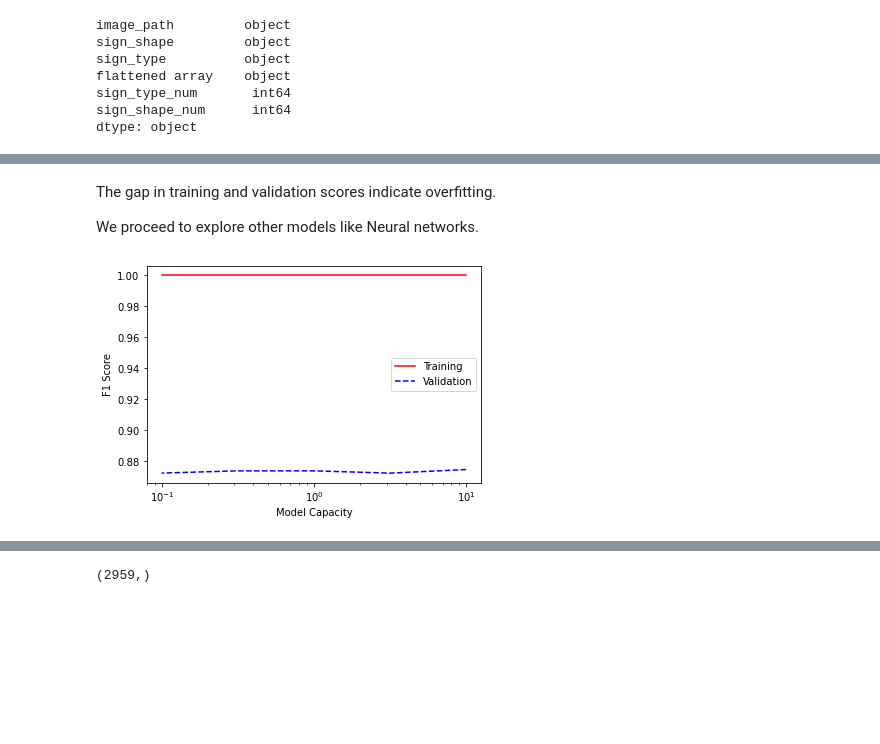
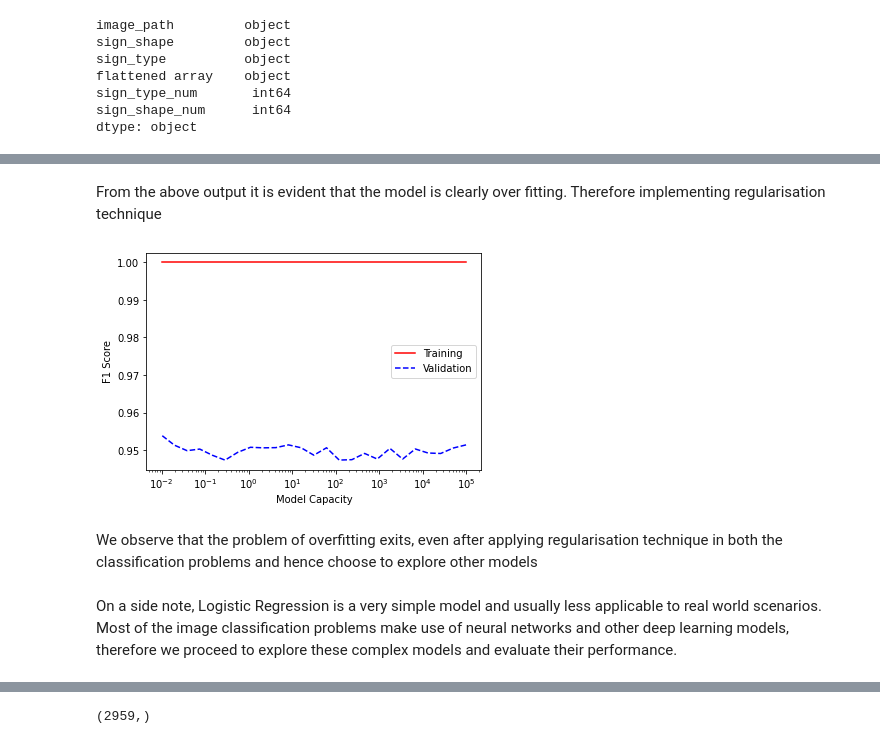
Before and after one commit to Sup-Yam/cmlassignment2, a Jupyter notebook: Assignment2_S3860925_S3825856.ipynb, the cells around one changed output, grey strips where cells are left out. Drawn from its saved outputs; the diff is of its cells as text; code cells hidden in the pictures; blank space fills up the shorter version.

Commit message:
Add files via upload
Updated baseline and incremental models

```diff
--- a/Assignment2_S3860925_S3825856.ipynb
+++ b/Assignment2_S3860925_S3825856.ipynb
@@ -199,6 +209,6 @@ data['sign_type_num'] = data['sign_type'].map(d, na_action='ignore')
 # %%
-d = {'diamond':0, 'hex':1, 'square':2, 'triangle':3, 'round':4}
-data['sign_shape_num'] = data['sign_shape'].map(d, na_action='ignore')
+d2 = {'diamond':0, 'hex':1, 'square':2, 'triangle':3, 'round':4}
+data['sign_shape_num'] = data['sign_shape'].map(d2, na_action='ignore')
 # %%
 data.dtypes
 # %% [output]
@@ -326,32 +383,34 @@ Validation F1 score -  0.9414091786929182
-# %% [markdown]
-The gap in training and validation scores indicate overfitting.
-
-We proceed to explore other models like Neural networks.
+# %% [markdown]
+From the above output it is evident that the model is clearly over fitting. Therefore implementing regularisation technique
 # %%
-# lambda_paras = np.logspace(-1, 1, num=5)    #establish the lambda values to test (grid)
+lambda_paras = np.logspace(-5, 2, num=25)    #establish the lambda values to test (grid)
 
-# # Perform the search
-# train_performace = list()
-# valid_performace = list()
+# Perform the search
+train_performace = list()
+valid_performace = list()
 
-# for lambda_para in lambda_paras:
-#     clf = LogisticRegression(penalty='l2', C = 1.0/lambda_para,
-#                              random_state=0, solver='liblinear', max_iter=1000 ,
-#                              class_weight='balanced').fit(x_train, y_train.ravel())
+for lambda_para in lambda_paras:
+    clf = LogisticRegression(penalty='l2', C = 1.0/lambda_para,
+                             random_state=0, solver='liblinear', max_iter=1000 ,
+                             class_weight='balanced').fit(x_train, y_train.ravel())
 
-#     train_f1, val_f1 = get_f1_scores(clf, x_train, y_train, x_val, y_val)
+    train_f1, val_f1 = get_f1_scores(clf, x_train, y_train, x_val, y_val)
 
-#     train_performace.append(train_f1)
-#     valid_performace.append(val_f1)
+    train_performace.append(train_f1)
+    valid_performace.append(val_f1)
 # %%
-# plt.plot([1.0/lambda_para for lambda_para in lambda_paras],
-#          [tp for tp in train_performace], 'r-')
-# plt.plot([1.0/lambda_para for lambda_para in lambda_paras],
-#          [vp for vp in valid_performace], 'b--')
-# plt.xscale("log")
-# plt.ylabel('F1 Score')
-# plt.xlabel('Model Capacity')
-# plt.legend(['Training','Validation'])
-# plt.show()
+plt.plot([1.0/lambda_para for lambda_para in lambda_paras],
+         [tp for tp in train_performace], 'r-')
+plt.plot([1.0/lambda_para for lambda_para in lambda_paras],
+         [vp for vp in valid_performace], 'b--')
+plt.xscale("log")
+plt.ylabel('F1 Score')
+plt.xlabel('Model Capacity')
+plt.legend(['Training','Validation'])
+plt.show()
 # %% [output]
-[figure, old version]
+[figure, new version]
+# %% [markdown]
+We observe that the problem of overfitting exits, even after applying regularisation technique in both the classification problems and hence choose to explore other models
+# %% [markdown]
+On a side note, Logistic Regression is a very simple model and usually less applicable to real world scenarios. Most of the image classification problems make use of neural networks and other deep learning models, therefore we proceed to explore these complex models and evaluate their performance.
```
Also changed, not shown: parts of 196 cells of this notebook.
